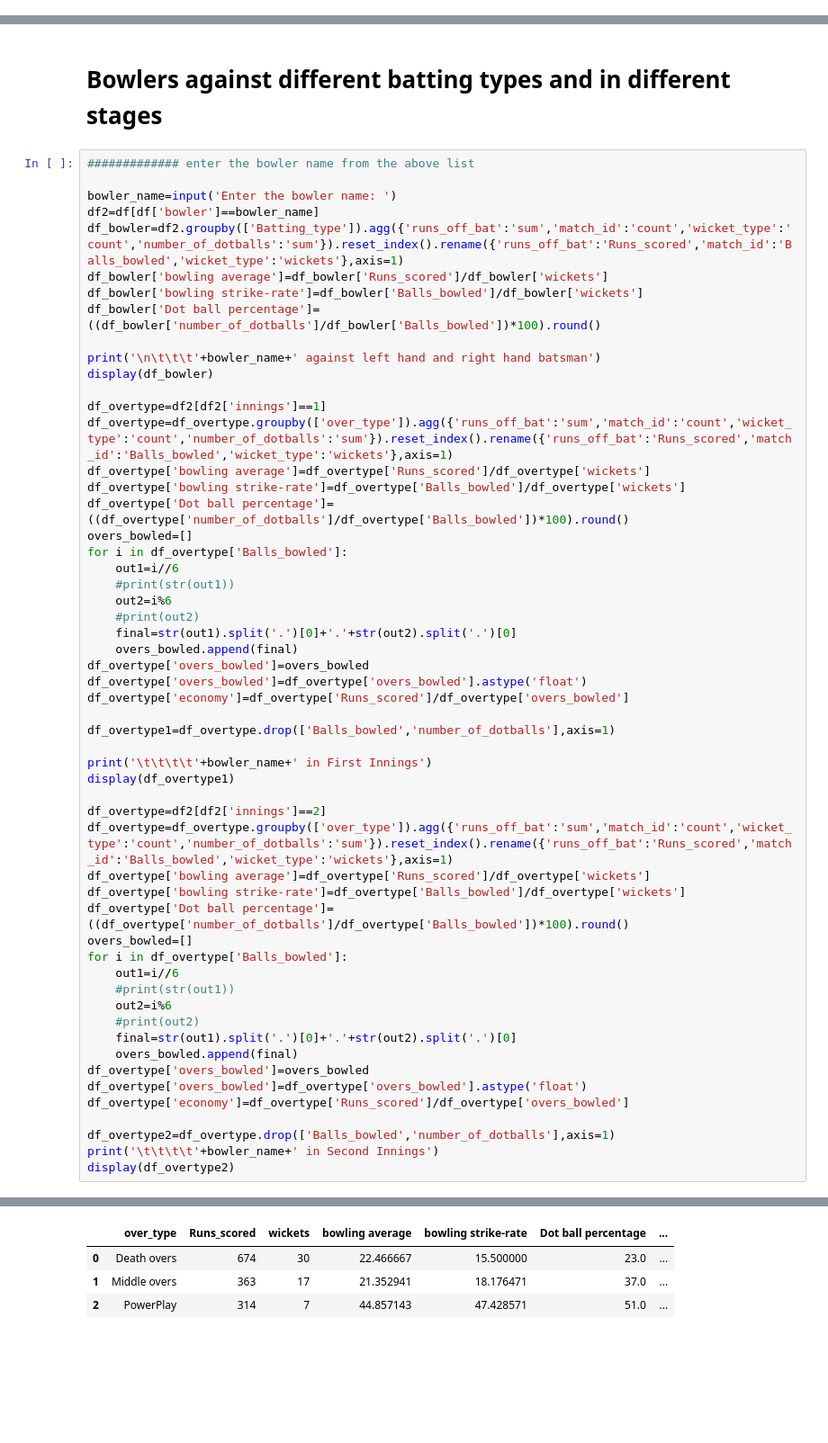
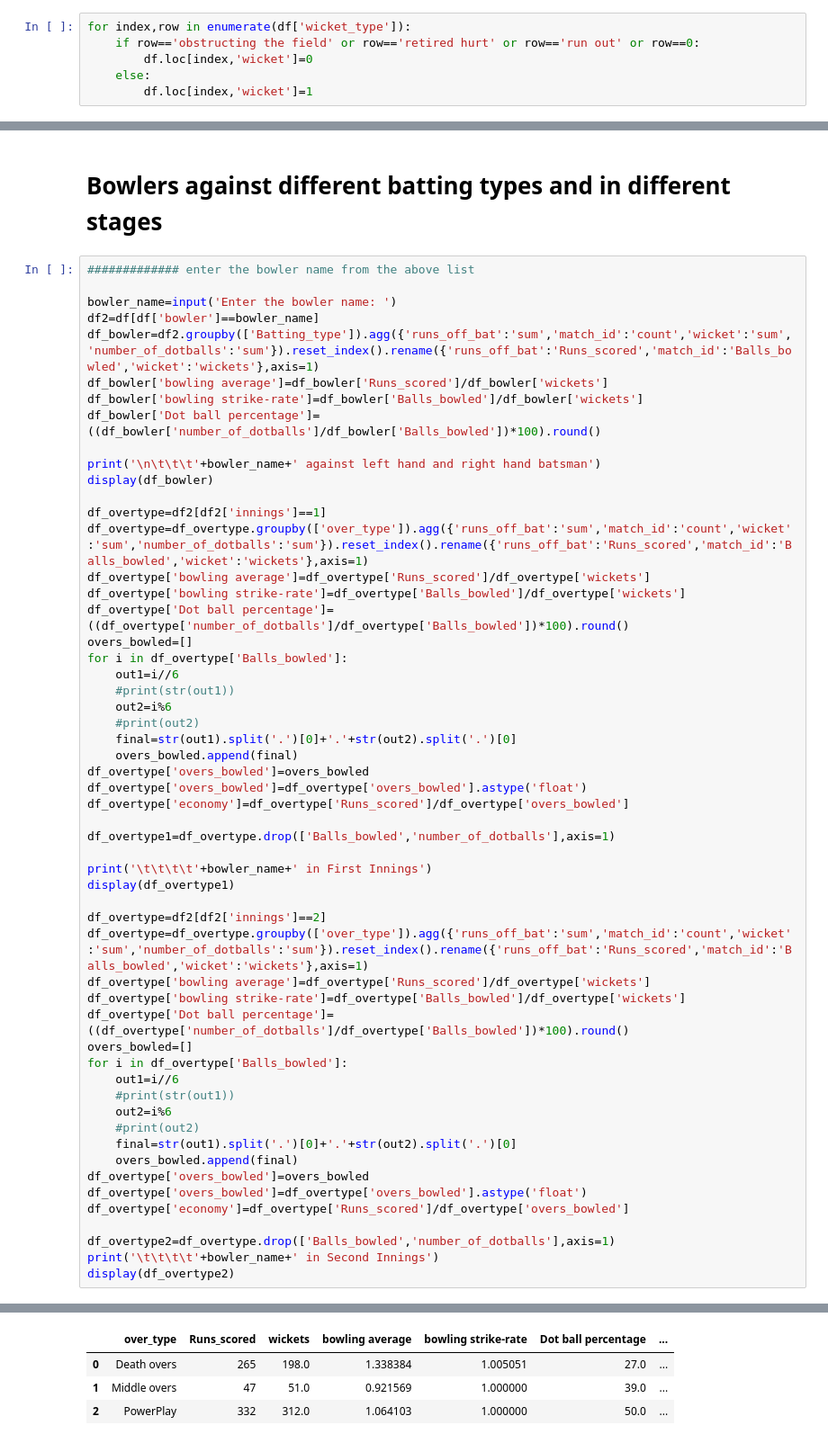
Before and after one commit to kartiksonaghela/Cricket-Analysis, a Jupyter notebook: Individual batsman and bowler.ipynb, the cells around one changed output, grey strips where cells are left out. Shown at 90% size. Saved outputs shown, nothing was run; the diff lists cells and outputs as text; blank space fills up the shorter version.

```diff
--- a/Individual batsman and bowler.ipynb
+++ b/Individual batsman and bowler.ipynb
@@ -20,6 +20,12 @@ df['isThree'] = df['runs_off_bat'].apply(lambda x: 1 if x == 3 else 0)
 df['isFour'] = df['runs_off_bat'].apply(lambda x: 1 if x == 4 else 0)
 df['isSix'] = df['runs_off_bat'].apply(lambda x: 1 if x == 6 else 0)
 df['Boundary'] = df['runs_off_bat'].apply(lambda x: 1 if x == 6 or x==4 else 0)
+# %%
+for index,row in enumerate(df['wicket_type']):
+    if row=='obstructing the field' or row=='retired hurt' or row=='run out' or row==0:
+        df.loc[index,'wicket']=0
+    else:
+        df.loc[index,'wicket']=1
 # %%
 df=df[(df.innings==1)|(df.innings==2)]
 # %%
@@ -157,7 +163,7 @@ array(['P Kumar', 'Z Khan', 'JH Kallis', 'AB Dinda', 'I Sharma',
 
 bowler_name=input('Enter the bowler name: ')
 df2=df[df['bowler']==bowler_name]
-df_bowler=df2.groupby(['Batting_type']).agg({'runs_off_bat':'sum','match_id':'count','wicket_type':'count','number_of_dotballs':'sum'}).reset_index().rename({'runs_off_bat':'Runs_scored','match_id':'Balls_bowled','wicket_type':'wickets'},axis=1)
+df_bowler=df2.groupby(['Batting_type']).agg({'runs_off_bat':'sum','match_id':'count','wicket':'sum','number_of_dotballs':'sum'}).reset_index().rename({'runs_off_bat':'Runs_scored','match_id':'Balls_bowled','wicket':'wickets'},axis=1)
 df_bowler['bowling average']=df_bowler['Runs_scored']/df_bowler['wickets']
 df_bowler['bowling strike-rate']=df_bowler['Balls_bowled']/df_bowler['wickets']
 df_bowler['Dot ball percentage']=((df_bowler['number_of_dotballs']/df_bowler['Balls_bowled'])*100).round()
@@ -166,7 +172,7 @@ print('\n\t\t\t'+bowler_name+' against left hand and right hand batsman')
 display(df_bowler)
 
 df_overtype=df2[df2['innings']==1]
-df_overtype=df_overtype.groupby(['over_type']).agg({'runs_off_bat':'sum','match_id':'count','wicket_type':'count','number_of_dotballs':'sum'}).reset_index().rename({'runs_off_bat':'Runs_scored','match_id':'Balls_bowled','wicket_type':'wickets'},axis=1)
+df_overtype=df_overtype.groupby(['over_type']).agg({'runs_off_bat':'sum','match_id':'count','wicket':'sum','number_of_dotballs':'sum'}).reset_index().rename({'runs_off_bat':'Runs_scored','match_id':'Balls_bowled','wicket':'wickets'},axis=1)
 df_overtype['bowling average']=df_overtype['Runs_scored']/df_overtype['wickets']
 df_overtype['bowling strike-rate']=df_overtype['Balls_bowled']/df_overtype['wickets']
 df_overtype['Dot ball percentage']=((df_overtype['number_of_dotballs']/df_overtype['Balls_bowled'])*100).round()
@@ -188,7 +194,7 @@ print('\t\t\t\t'+bowler_name+' in First Innings')
 display(df_overtype1)
 
 df_overtype=df2[df2['innings']==2]
-df_overtype=df_overtype.groupby(['over_type']).agg({'runs_off_bat':'sum','match_id':'count','wicket_type':'count','number_of_dotballs':'sum'}).reset_index().rename({'runs_off_bat':'Runs_scored','match_id':'Balls_bowled','wicket_type':'wickets'},axis=1)
+df_overtype=df_overtype.groupby(['over_type']).agg({'runs_off_bat':'sum','match_id':'count','wicket':'sum','number_of_dotballs':'sum'}).reset_index().rename({'runs_off_bat':'Runs_scored','match_id':'Balls_bowled','wicket':'wickets'},axis=1)
 df_overtype['bowling average']=df_overtype['Runs_scored']/df_overtype['wickets']
 df_overtype['bowling strike-rate']=df_overtype['Balls_bowled']/df_overtype['wickets']
 df_overtype['Dot ball percentage']=((df_overtype['number_of_dotballs']/df_overtype['Balls_bowled'])*100).round()
@@ -218,4 +224,4 @@ Enter the bowler name: JJ Bumrah
 |  | over_type | Runs_scored | wickets | bowling average | bowling strike-rate | Dot ball percentage | ... |
-| 0 | Death overs | 674 | 30 | 22.466667 | 15.500000 | 23.0 | ... |
-| 1 | Middle overs | 363 | 17 | 21.352941 | 18.176471 | 37.0 | ... |
-| 2 | PowerPlay | 314 | 7 | 44.857143 | 47.428571 | 51.0 | ... |
+| 0 | Death overs | 265 | 198.0 | 1.338384 | 1.005051 | 27.0 | ... |
+| 1 | Middle overs | 47 | 51.0 | 0.921569 | 1.000000 | 39.0 | ... |
+| 2 | PowerPlay | 332 | 312.0 | 1.064103 | 1.000000 | 50.0 | ... |
```
Also changed, not shown: parts of 3 cells of this notebook.
